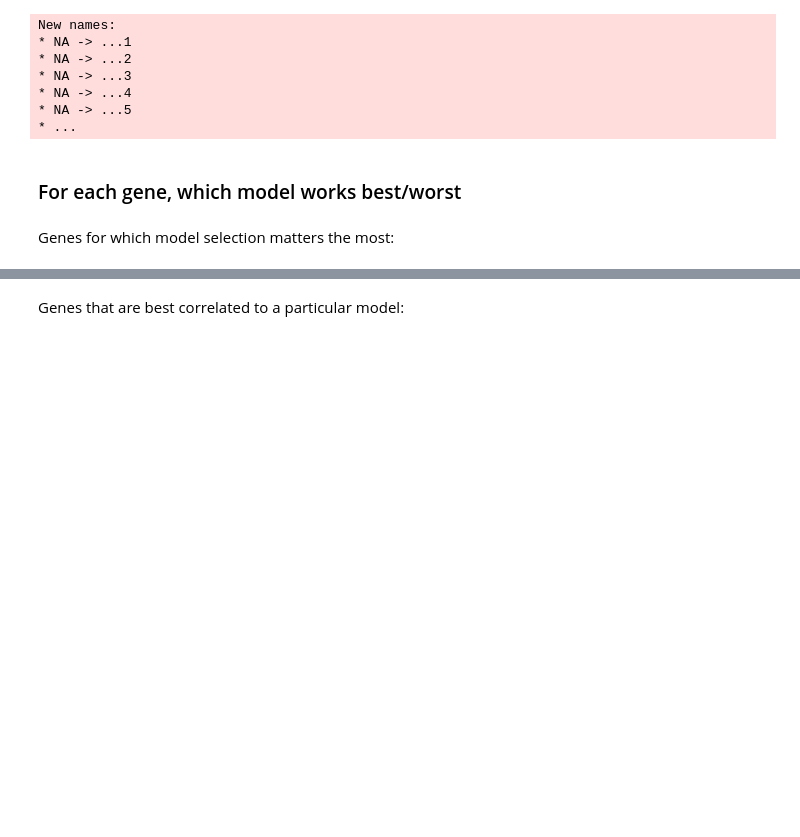
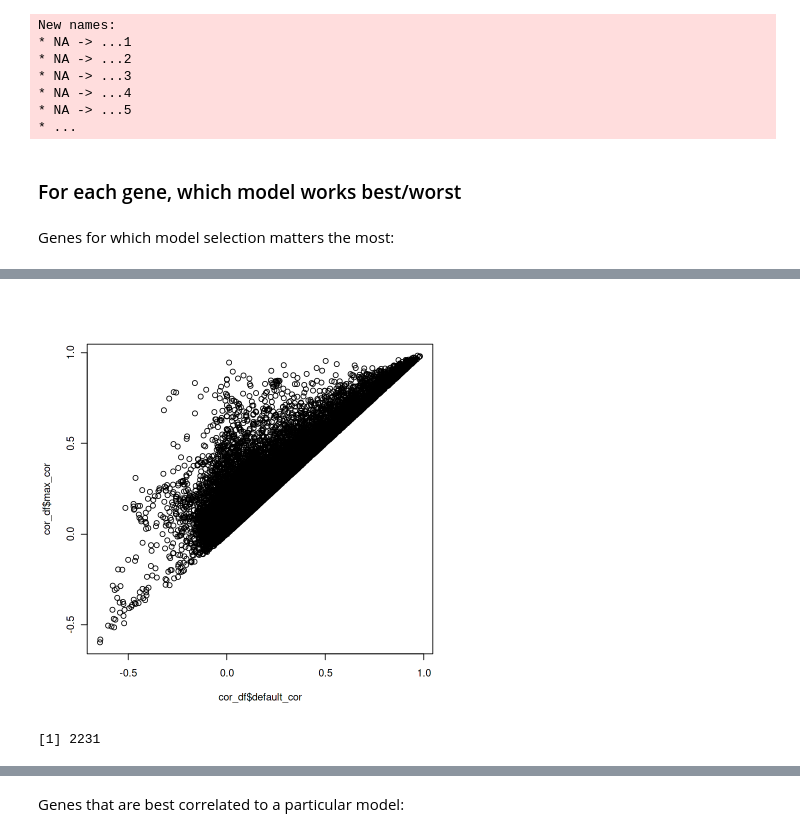
Before and after one commit to aifimmunology/ArchR_2020, a Jupyter notebook: Code/03_compare_scores.ipynb, the cells around one changed output, grey strips where cells are left out. Drawn from its saved outputs; the diff is of its cells as text; code cells hidden in the pictures; blank space fills up the shorter version.

```diff
--- a/Code/03_compare_scores.ipynb
+++ b/Code/03_compare_scores.ipynb
@@ -75,0 +107,8 @@ A data.frame: 20 × 8
+# %%
+plot(cor_df$default_cor, cor_df$max_cor)
+# %% [output]
+[figure, added]
+# %%
+sum(cor_df$diff_default > 0.2)
+# %% [output]
+[1] 2231
```
Also changed, not shown: parts of 24 cells of this notebook, 16 other files.
